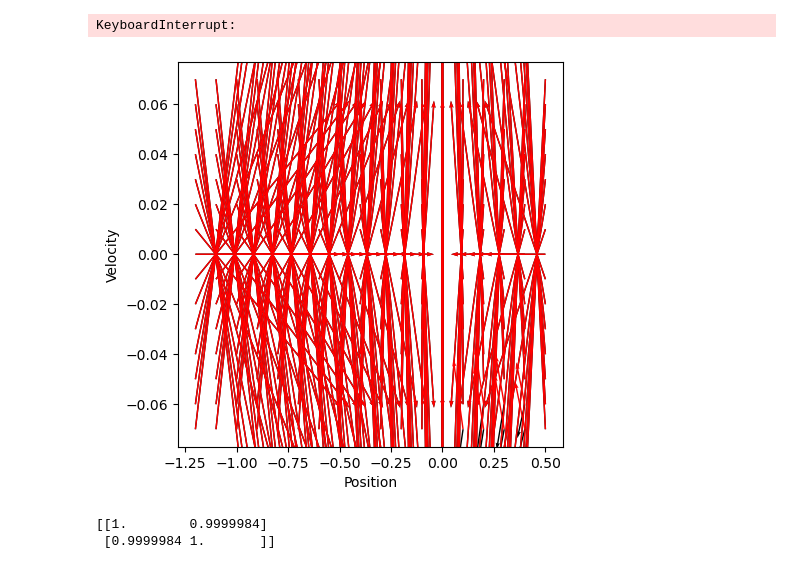
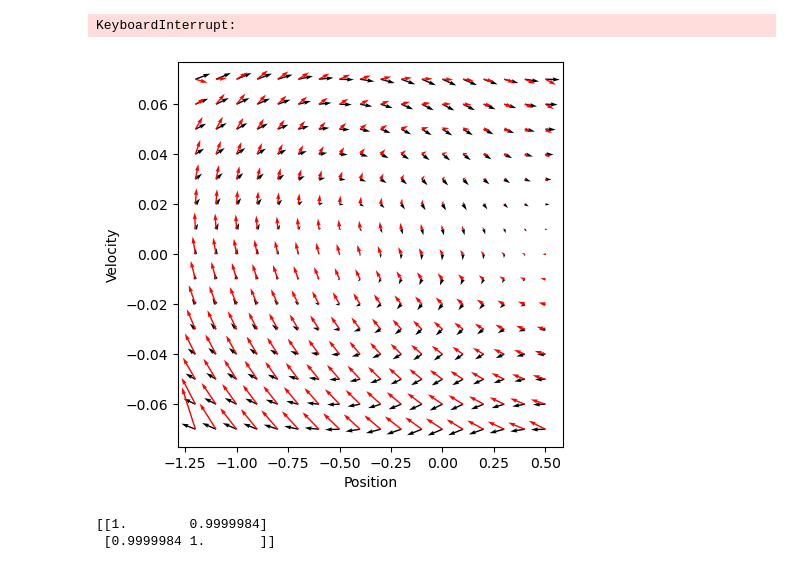
Before and after one commit to codec-lab/LQR_Research, a Jupyter notebook: Proof_Of_Concept/Mountain_Car_State_Only.ipynb, the cells around one changed output. Saved outputs shown, nothing was run; the diff lists cells and outputs as text; code cells hidden in the pictures.

```diff
--- a/Proof_Of_Concept/Mountain_Car_State_Only.ipynb
+++ b/Proof_Of_Concept/Mountain_Car_State_Only.ipynb
@@ -121,50 +121,68 @@ def plot_policy(model,ax=None):
     velocities = np.arange(-0.07, 0.07, .01)
 
     X, V = np.meshgrid(positions, velocities)
-    NX = np.zeros_like(X)
-    NV = np.zeros_like(V)
+    NX = np.zeros_like(X) + np.nan
+    NV = np.zeros_like(V) + np.nan
 
-    NX_model = np.zeros_like(X)
-    NV_model = np.zeros_like(V)
+    NX_model = np.zeros_like(X) + np.nan
+    NV_model = np.zeros_like(V) + np.nan
 
     for i, x in enumerate(positions):
+        flag = False
         for j, v in enumerate(velocities):
             actions = 0
-            nv = v + .001*(actions - 1) - .0025*np.cos(3*x) #changed action to 0
+            nv = v + .001*(0) - .0025*np.cos(3*x) #changed action to 0
             nx = x + nv
 
             next,_,_ = model(torch.tensor([x, v],dtype=torch.float32)) #new addition
             next = next.detach().numpy()
             #check if norm((nx, nv) - next) is small
-            if np.linalg.norm(np.array([nx, nv]) - next) > 0.01:
+            if np.linalg.norm(np.array([nx, nv]) - next) < 0.001:
+                flag = True
                 continue
+
+
             nx_model, nv_model = next
             NX_model[j, i] = np.round(nx_model, 5)#nx_model
             NV_model[j, i] = np.round(nv_model, 5)#nv_model
             NX[j, i] = np.round(nx, 5)#nx
             NV[j, i] = np.round(nv, 5)#nv
+        if flag:
+            continue
     DX = NX - X
     DV = NV - V
     DX_model = NX_model - X
     DV_model = NV_model - V
+    # print("DX")
+    # print(DX)
+    # print("DV")
+    # print(DV)
+    # print("DV_model")
+    # print(DV_model)
+    # print("DX_model")
+    # print(DX_model)
 
 
-    q = ax.quiver(X, V, DX/(DX.max() - DX.min()), DV/(DV.max() - DV.min()), scale_units='xy', angles='xy', scale=1)
-    q_model = ax.quiver(X, V, DX_model/(DX_model.max() - DX_model.min()), DV_model/(DV_model.max() - DV_model.min()), color='red',scale_units='xy', angles='xy', scale=1)
+
+    q = ax.quiver(X, V, DX, DV, scale_units='xy', angles='xy', scale=1)
+    q_model = ax.quiver(X, V, DX_model, DV_model, color='red',scale_units='xy', angles='xy', scale=1)
 
     # total_dx_max = np.max([DX.max(), DX_model.max()])
     # total_dx_min = np.min([DX.min(), DX_model.min()])
     # total_dy_max = np.max([DV.max(), DV_model.max()])
     # total_dy_min = np.min([DV.min(), DV_model.min()])
     # q = ax.quiver(X, V, DX/(total_dx_max - total_dx_min), DV/(total_dy_max - total_dy_min), scale_units='xy', scale=1)
     # q_model = ax.quiver(X, V, DX_model/(total_dx_max - total_dx_min), DV_model/(total_dy_max - total_dy_min), color='red',scale_units='xy', scale=1)
     ax.set_box_aspect(1)
     ax.set_xlabel('Position')
     ax.set_ylabel('Velocity')
+    # #increase plot x y lim
+    # ax.set_xlim(-1.2,.6)
+    # ax.set_ylim(-.07, .07)
 
 plot_policy(model)
 # %% [output]
-[figure, old version]
+[figure, new version]
 # %%
 #plot true position compared to model position prediction
 
```
Also changed, not shown: 3 other files.
